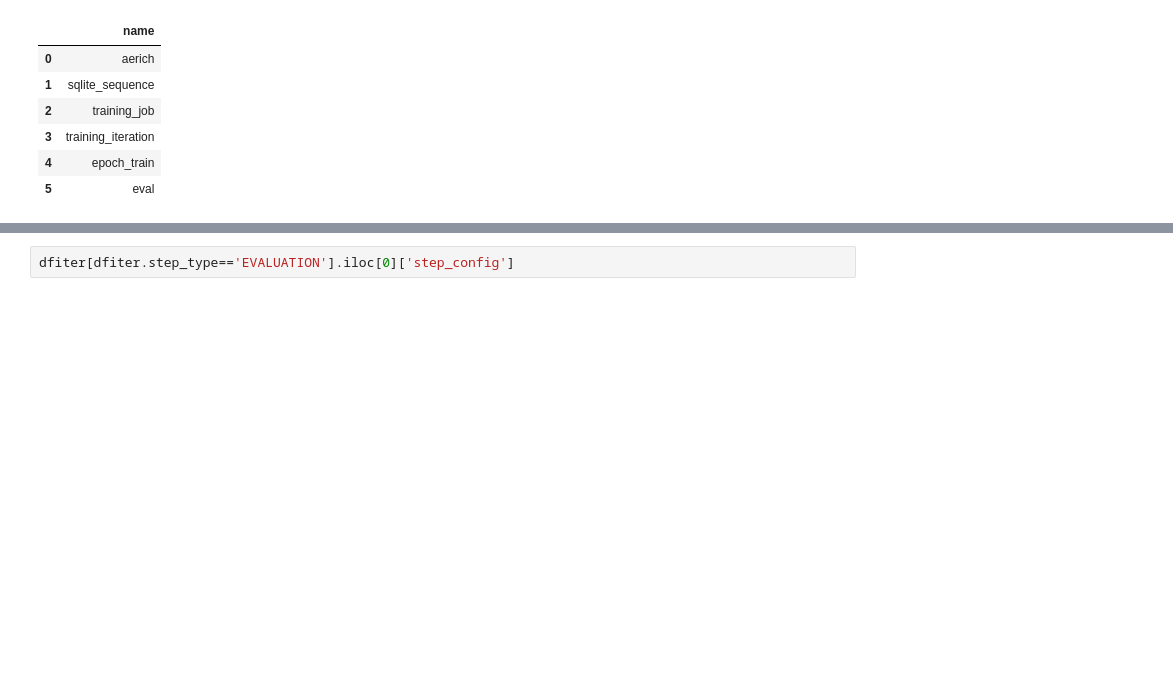
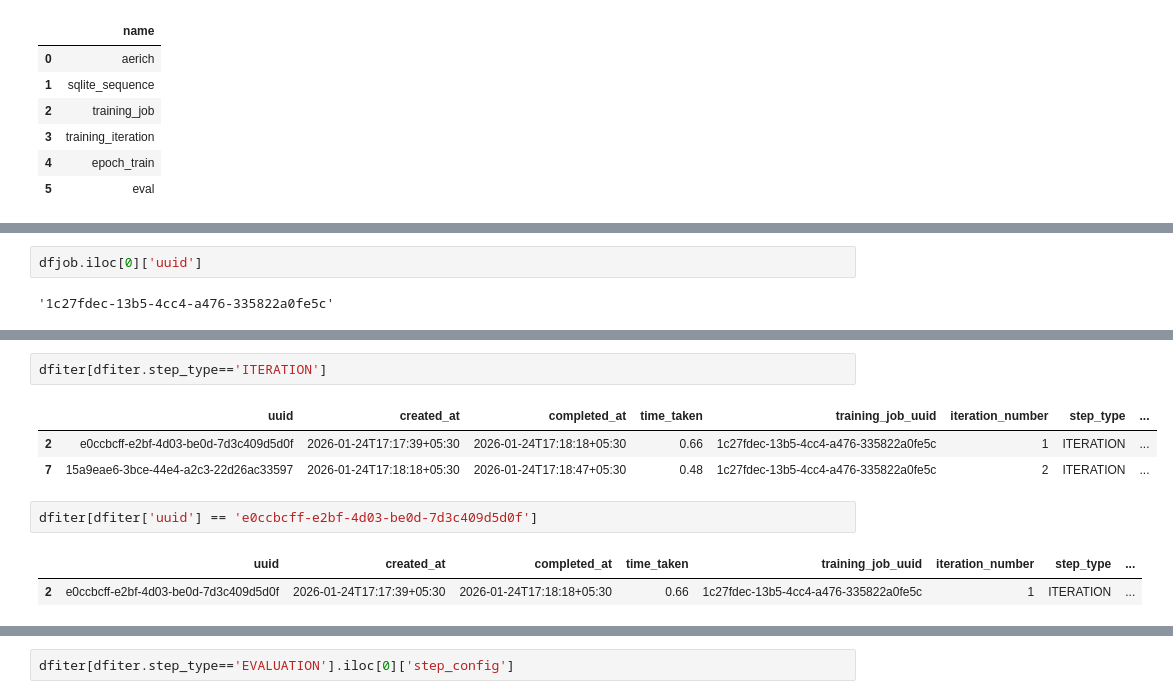
Before and after one commit to deepankarpal89/inno-train, a Jupyter notebook: rough.ipynb, the cells around one changed output, grey strips where cells are left out. Drawn from its saved outputs; the diff is of its cells as text; blank space fills up the shorter version.

```diff
--- a/rough.ipynb
+++ b/rough.ipynb
@@ -86,3 +86,7 @@ dfjob.tail()
+# %%
+dfjob.iloc[0]['uuid']
+# %% [output]
+'1c27fdec-13b5-4cc4-a476-335822a0fe5c'
 # %%
 query = """select * from training_iteration"""
 dfiter = execute_sql(query)
@@ -94,3 +98,14 @@ dfiter.tail()
 | 9 | 56d27061-595f-4395-9b3e-55eab9a71bc5 | 2026-01-24T17:18:27+05:30 | 2026-01-24T17:18:35+05:30 | 0.13 | 1c27fdec-13b5-4cc4-a476-335822a0fe5c | 2 | TRAINING | ... |
 | 10 | e788e324-cca7-4513-84ec-563ecbbcecde | 2026-01-24T17:18:35+05:30 | 2026-01-24T17:18:40+05:30 | 0.08 | 1c27fdec-13b5-4cc4-a476-335822a0fe5c | 2 | EVALUATION | ... |
 | 11 | 818e7a65-01b2-4e4d-9c69-efc7abce1e03 | 2026-01-24T17:18:40+05:30 | 2026-01-24T17:18:47+05:30 | 0.12 | 1c27fdec-13b5-4cc4-a476-335822a0fe5c | 2 | EVALUATION | ... |
+# %%
+dfiter[dfiter.step_type=='ITERATION']
+# %% [output]
+|  | uuid | created_at | completed_at | time_taken | training_job_uuid | iteration_number | step_type | ... |
+| 2 | e0ccbcff-e2bf-4d03-be0d-7d3c409d5d0f | 2026-01-24T17:17:39+05:30 | 2026-01-24T17:18:18+05:30 | 0.66 | 1c27fdec-13b5-4cc4-a476-335822a0fe5c | 1 | ITERATION | ... |
+| 7 | 15a9eae6-3bce-44e4-a2c3-22d26ac33597 | 2026-01-24T17:18:18+05:30 | 2026-01-24T17:18:47+05:30 | 0.48 | 1c27fdec-13b5-4cc4-a476-335822a0fe5c | 2 | ITERATION | ... |
+# %%
+dfiter[dfiter['uuid'] == 'e0ccbcff-e2bf-4d03-be0d-7d3c409d5d0f']
+# %% [output]
+|  | uuid | created_at | completed_at | time_taken | training_job_uuid | iteration_number | step_type | ... |
+| 2 | e0ccbcff-e2bf-4d03-be0d-7d3c409d5d0f | 2026-01-24T17:17:39+05:30 | 2026-01-24T17:18:18+05:30 | 0.66 | 1c27fdec-13b5-4cc4-a476-335822a0fe5c | 1 | ITERATION | ... |
```
Also changed, not shown: parts of 4 cells of this notebook, 17 other files.
